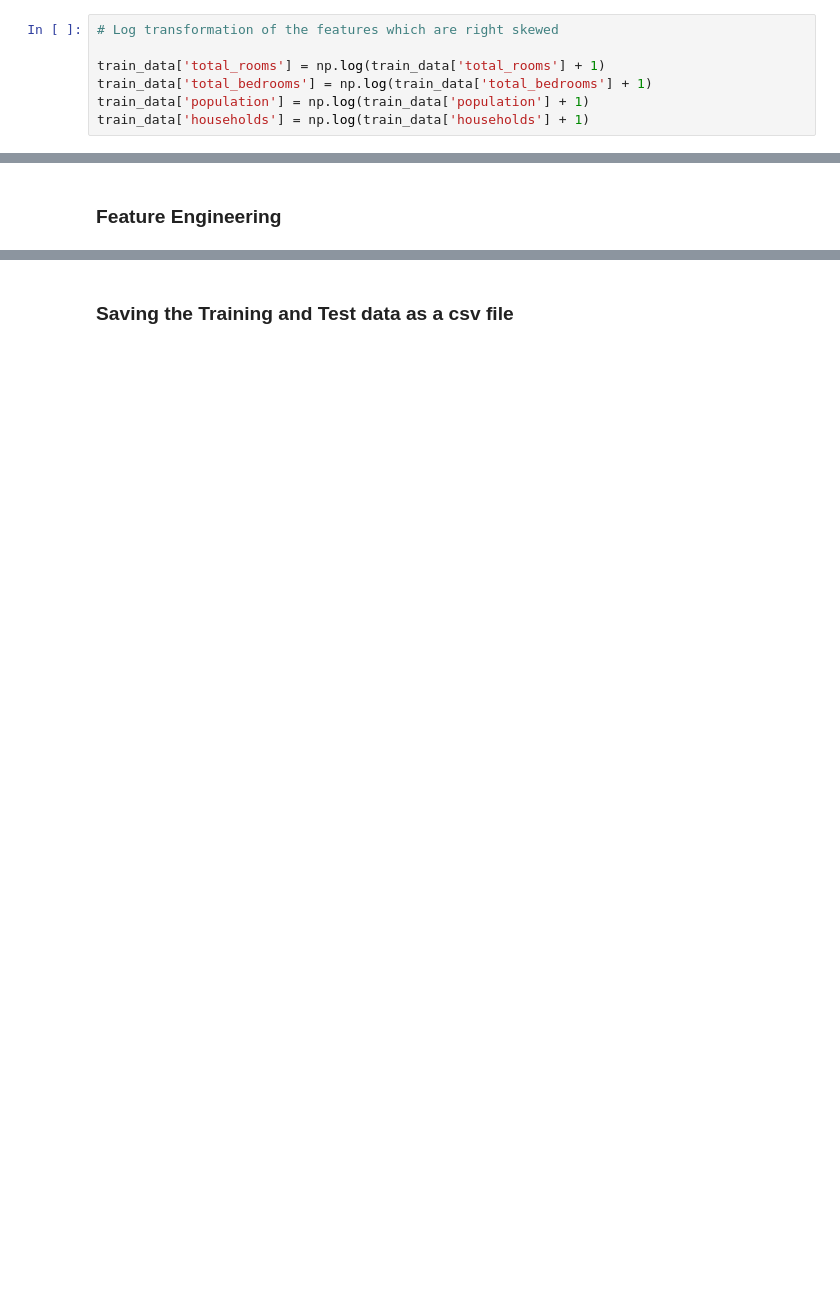
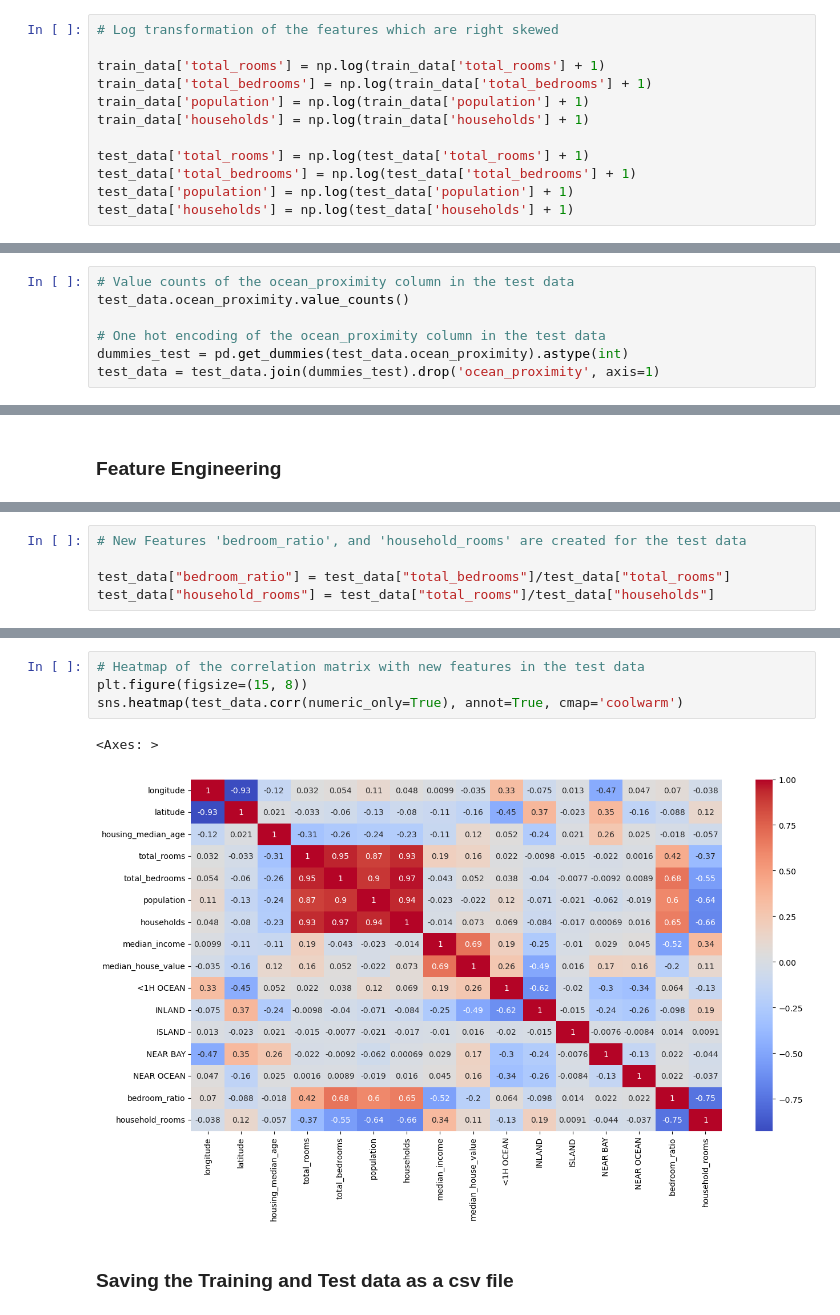
Before and after one commit to jahnavid10/House-Price-Prediction, a Jupyter notebook: data_preparation_&_Feature_engineering.ipynb, the cells around one changed output, grey strips where cells are left out. Saved outputs shown, nothing was run; the diff lists cells and outputs as text; blank space fills up the shorter version.

```diff
--- a/data_preparation_&_Feature_engineering.ipynb
+++ b/data_preparation_&_Feature_engineering.ipynb
@@ -51,6 +115,11 @@ train_data['total_rooms'] = np.log(train_data['total_rooms'] + 1)
 train_data['total_bedrooms'] = np.log(train_data['total_bedrooms'] + 1)
 train_data['population'] = np.log(train_data['population'] + 1)
 train_data['households'] = np.log(train_data['households'] + 1)
+
+test_data['total_rooms'] = np.log(test_data['total_rooms'] + 1)
+test_data['total_bedrooms'] = np.log(test_data['total_bedrooms'] + 1)
+test_data['population'] = np.log(test_data['population'] + 1)
+test_data['households'] = np.log(test_data['households'] + 1)
 # %%
 # Plot the histogram of the training data after log transformation
 train_data.hist(bins=50, figsize=(15, 8))
@@ -64,3 +144,10 @@ train_data = train_data.join(dummies).drop('ocean_proximity', axis=1)
+# %%
+# Value counts of the ocean_proximity column in the test data
+test_data.ocean_proximity.value_counts()
+
+# One hot encoding of the ocean_proximity column in the test data
+dummies_test = pd.get_dummies(test_data.ocean_proximity).astype(int)
+test_data = test_data.join(dummies_test).drop('ocean_proximity', axis=1)
 # %%
 # Plot the heatmap of the correlation matrix of the training data after one hot encoding
 plt.figure(figsize=(15, 8))
@@ -76,4 +169,9 @@ sns.scatterplot(x='latitude', y='longitude', data=train_data, hue='median_house_
 
 train_data["bedroom_ratio"] = train_data["total_bedrooms"]/train_data["total_rooms"]
 train_data["household_rooms"] = train_data["total_rooms"]/train_data["households"]
+# %%
+# New Features 'bedroom_ratio', and 'household_rooms' are created for the test data
+
+test_data["bedroom_ratio"] = test_data["total_bedrooms"]/test_data["total_rooms"]
+test_data["household_rooms"] = test_data["total_rooms"]/test_data["households"]
 # %%
@@ -83,3 +184,10 @@ sns.heatmap(train_data.corr(numeric_only=True), annot=True, cmap='coolwarm')
+# %%
+# Heatmap of the correlation matrix with new features in the test data
+plt.figure(figsize=(15, 8))
+sns.heatmap(test_data.corr(numeric_only=True), annot=True, cmap='coolwarm')
+# %% [output]
+<Axes: >
+[figure, added]
 # %% [markdown]
 ### Saving the Training and Test data as a csv file
 # %%
```
Also changed, not shown: parts of 13 cells of this notebook, 6 other files.
